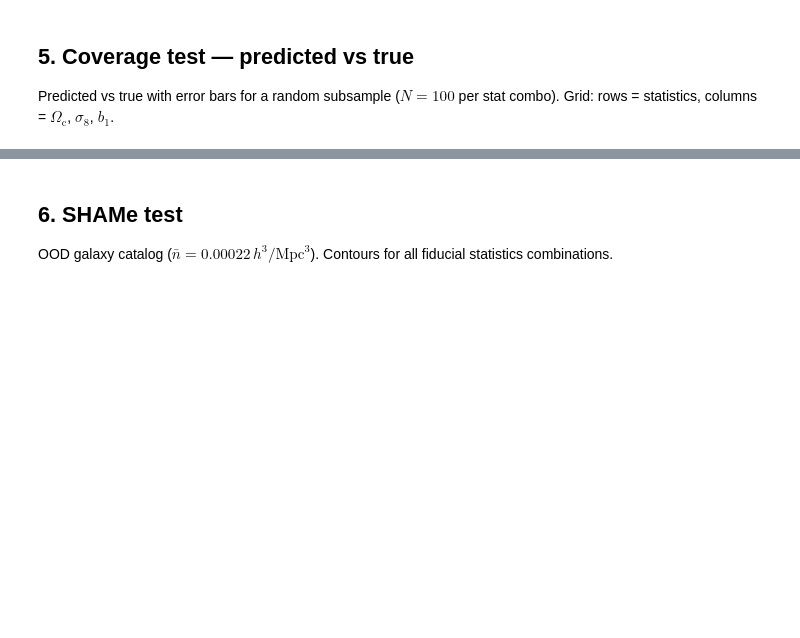
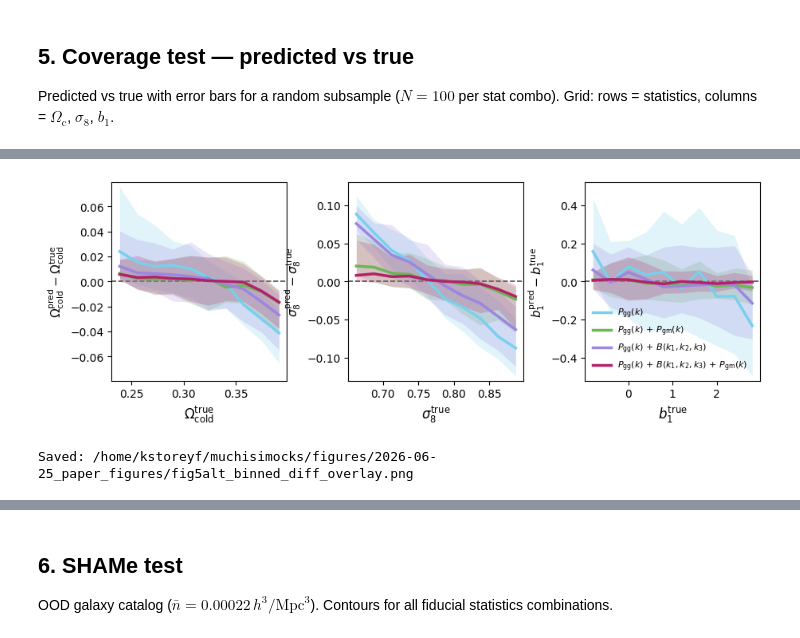
Before and after one commit to kstoreyf/muchisimocks, a Jupyter notebook: notebooks/2026-06-11_paper_figures.ipynb, the cells around one changed output, grey strips where cells are left out. Saved outputs shown, nothing was run; the diff lists cells and outputs as text; code cells hidden in the pictures; blank space fills up the shorter version.

```diff
--- a/notebooks/2026-06-11_paper_figures.ipynb
+++ b/notebooks/2026-06-11_paper_figures.ipynb
@@ -444,0 +543,66 @@ Predicted vs true with error bars for a random subsample ($N=100$ per stat combo
+# %%
+# Fig 5 alt (1b): binned diff overlay — all stats per param (shaded 16–84%)
+n_bins_overlay = 10
+
+fig, axes = plt.subplots(
+    1, n_cols, figsize=(3.5 * n_cols, row_height + 0.6),
+    gridspec_kw={"wspace": 0.35},
+)
+axes = np.atleast_1d(axes)
+
+for c, pp in enumerate(idxs_plot):
+    ax = axes[c]
+    pn = param_names_plot[c]
+    body = _param_latex_body(pn)
+
+    # Shared x-edges from pooled truth range
+    true_all = np.concatenate([theta_true_u[r][:, pp] for r in range(n_rows)])
+    true_all = true_all[np.isfinite(true_all)]
+    edges = np.linspace(np.min(true_all), np.max(true_all), n_bins_overlay + 1)
+    centers = 0.5 * (edges[:-1] + edges[1:])
+
+    half = 0.0
+    ax.axhline(0.0, color="k", ls="--", lw=1.2, alpha=0.7, zorder=1)
+    for r in range(n_rows):
+        true_vals = theta_true_u[r][:, pp]
+        y_vals = theta_pred_u[r][:, pp] - true_vals
+        ok = np.isfinite(true_vals) & np.isfinite(y_vals)
+        x, y = true_vals[ok], y_vals[ok]
+        medians = np.full(n_bins_overlay, np.nan)
+        p16s = np.full(n_bins_overlay, np.nan)
+        p84s = np.full(n_bins_overlay, np.nan)
+        for i in range(n_bins_overlay):
+            m = (x >= edges[i]) & (x < edges[i + 1] if i < n_bins_overlay - 1 else x <= edges[i + 1])
+            if np.count_nonzero(m) == 0:
+                continue
+            p16, med, p84 = np.percentile(y[m], [16, 50, 84])
+            medians[i] = med
+            p16s[i] = p16
+            p84s[i] = p84
+        finite = np.isfinite(medians)
+        if np.any(finite):
+            half = max(half, float(np.nanmax(np.abs(p16s[finite]))), float(np.nanmax(np.abs(p84s[finite]))))
+            ax.fill_between(
+                centers[finite], p16s[finite], p84s[finite],
+                color=colors_ok[r], alpha=0.22, linewidth=0, zorder=2,
+            )
+            ax.plot(
+                centers[finite], medians[finite],
+                color=colors_ok[r], lw=2.5, label=row_labels[r], zorder=3,
+            )
+
+    ax.set_ylim(-1.05 * max(half, 1e-12), 1.05 * max(half, 1e-12))
+    ax.set_xlabel(rf"${body}^{{\mathrm{{true}}}}$", fontsize=12)
+    ax.set_ylabel(
+        rf"${body}^{{\mathrm{{pred}}}} - {body}^{{\mathrm{{true}}}}$",
+        fontsize=11,
+    )
+    if c == n_cols - 1:
+        ax.legend(fontsize=8, loc="best", frameon=False)
+
+plt.tight_layout()
+plt.show()
+save_figure(fig, "fig5alt_binned_diff_overlay")
+# %% [output]
+[figure, added]
+Saved: /home/kstoreyf/muchisimocks/figures/2026-06-25_paper_figures/fig5alt_binned_diff_overlay.png
```
Also changed, not shown: parts of 5 cells of this notebook, 4 other files.
